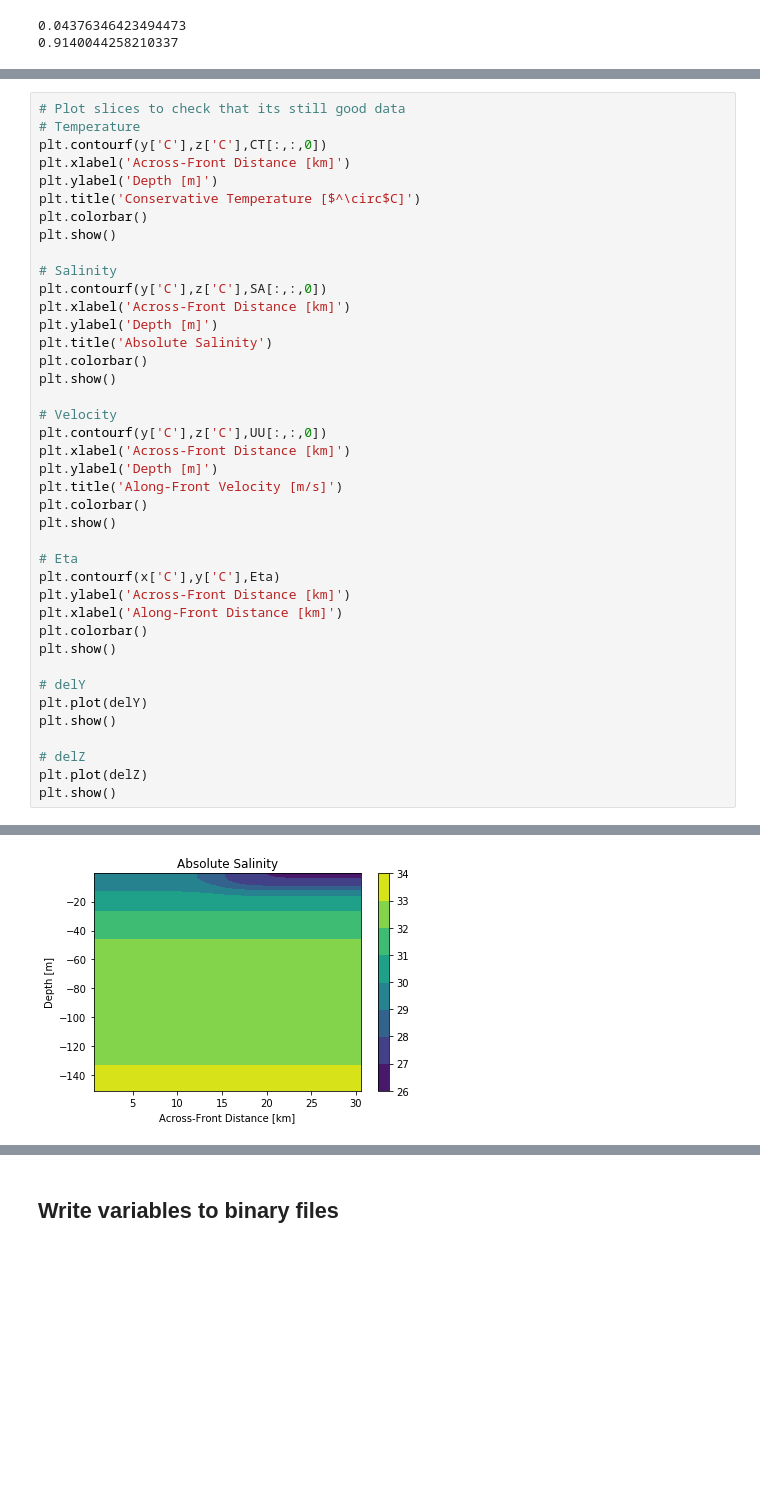
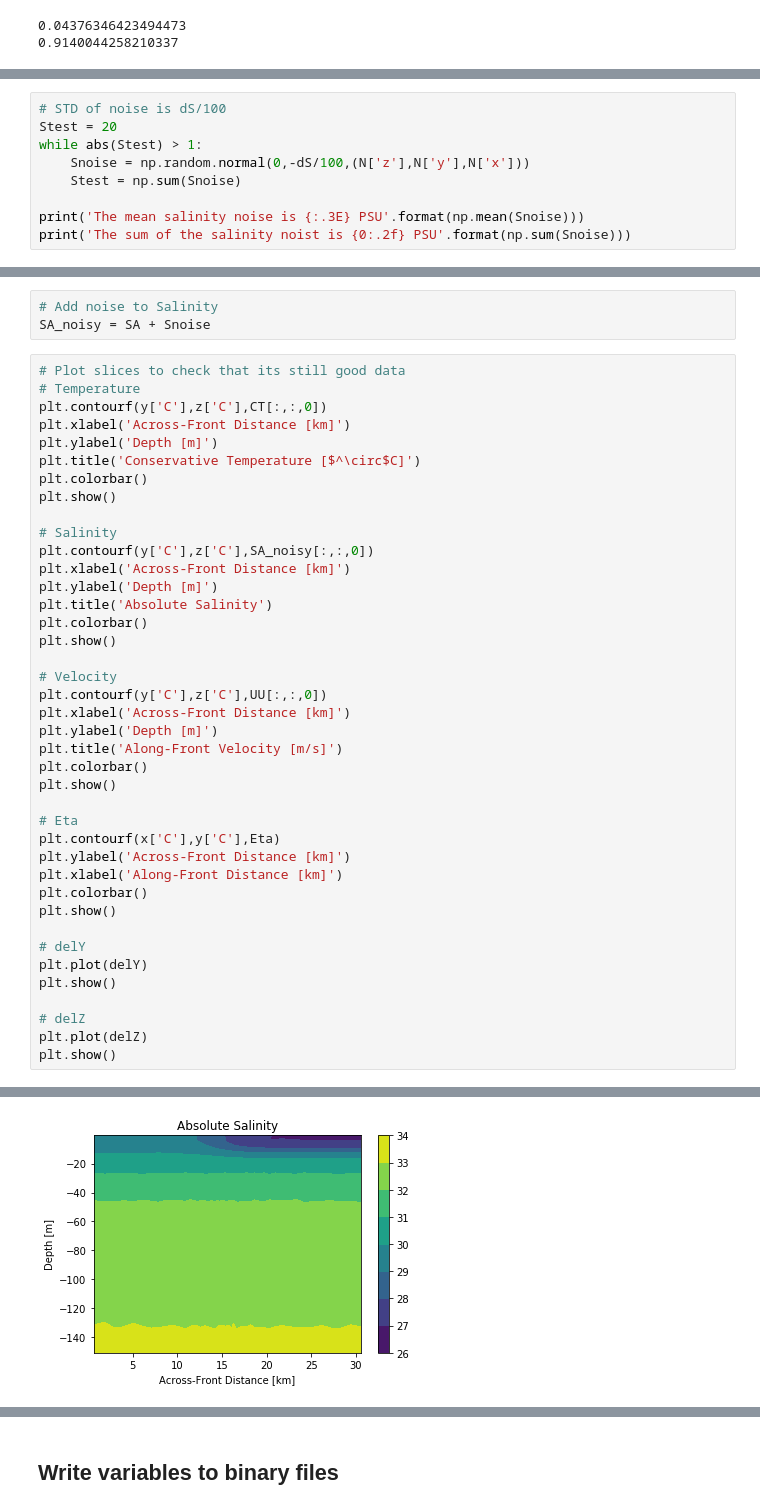
Before and after one commit to liqun1981/front_SODA_lowres, a Jupyter notebook: notebooks/gen_input_SODA2.ipynb, the cells around one changed output, grey strips where cells are left out. Cells and saved outputs as stored; diff of their text form; blank space fills up the shorter version.

Commit message:
Add noise to salinity field

```diff
--- a/notebooks/gen_input_SODA2.ipynb
+++ b/notebooks/gen_input_SODA2.ipynb
@@ -415,0 +409,9 @@ print(Eta.shape)
+# %%
+# STD of noise is dS/100
+Stest = 20
+while abs(Stest) > 1:
+    Snoise = np.random.normal(0,-dS/100,(N['z'],N['y'],N['x']))
+    Stest = np.sum(Snoise)
+
+print('The mean salinity noise is {:.3E} PSU'.format(np.mean(Snoise)))
+print('The sum of the salinity noist is {0:.2f} PSU'.format(np.sum(Snoise)))
@@ -416,3 +421,6 @@ print(Eta.shape)
+# %%
+# Add noise to Salinity
+SA_noisy = SA + Snoise
 # %%
 # Plot slices to check that its still good data
 # Temperature
@@ -424,38 +432,38 @@ plt.colorbar()
 plt.show()
 
 # Salinity
-plt.contourf(y['C'],z['C'],SA[:,:,0])
+plt.contourf(y['C'],z['C'],SA_noisy[:,:,0])
 plt.xlabel('Across-Front Distance [km]')
 plt.ylabel('Depth [m]')
 plt.title('Absolute Salinity')
 plt.colorbar()
 plt.show()
 
 # Velocity
 plt.contourf(y['C'],z['C'],UU[:,:,0])
 plt.xlabel('Across-Front Distance [km]')
 plt.ylabel('Depth [m]')
 plt.title('Along-Front Velocity [m/s]')
 plt.colorbar()
 plt.show()
 
 # Eta
 plt.contourf(x['C'],y['C'],Eta)
 plt.ylabel('Across-Front Distance [km]')
 plt.xlabel('Along-Front Distance [km]')
 plt.colorbar()
 plt.show()
 
 # delY
 plt.plot(delY)
 plt.show()
 
 # delZ
 plt.plot(delZ)
 plt.show()
 # %% [output]
 [figure]
-[figure, old version]
+[figure, new version]
 [figure]
 [figure]
 [figure]
```
Also changed, not shown: parts of 5 cells of this notebook.
